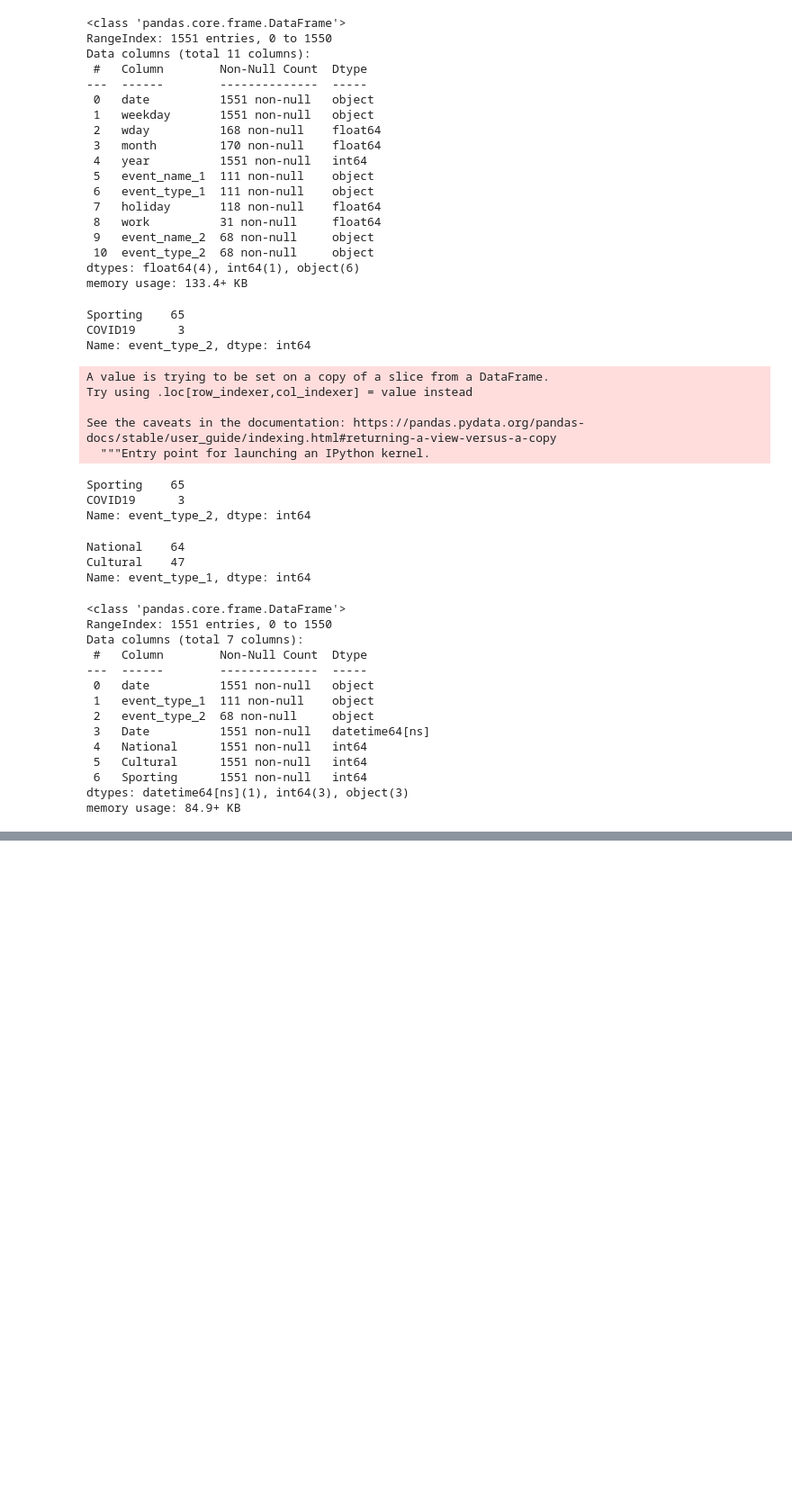
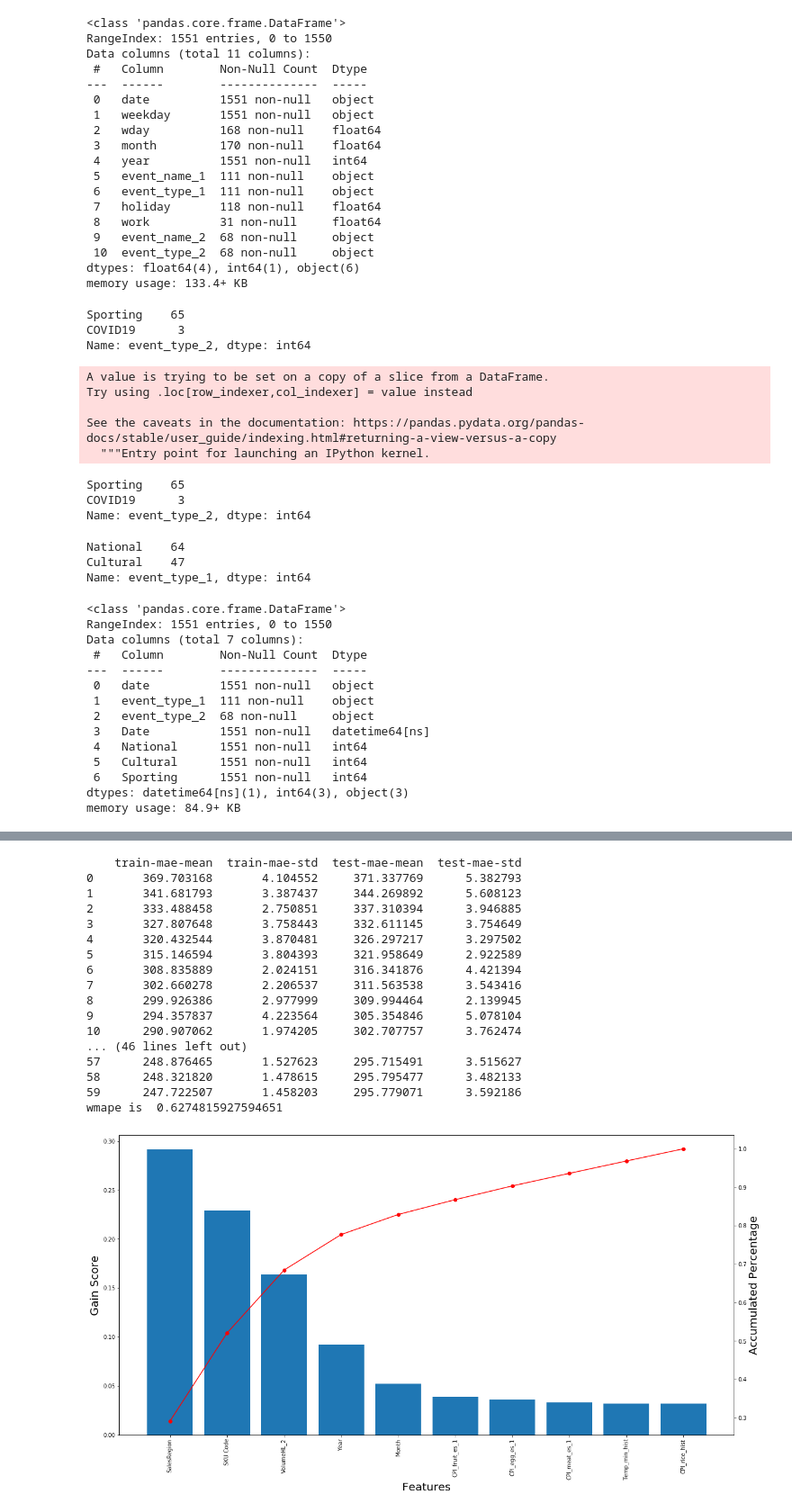
Before and after one commit to sunmingbai/BUD_competition, a Jupyter notebook: Ming/Model1.ipynb, the cells around one changed output, grey strips where cells are left out. Shown: that part at 90% size. Cells and saved outputs as stored; diff of their text form; code cells hidden in the pictures; blank space fills up the shorter version.

```diff
--- a/Ming/Model1.ipynb
+++ b/Ming/Model1.ipynb
@@ -546,0 +782,3 @@ array([ 256.98627,  111.79482,  413.8041 , ..., 1936.9507 , 1071.049  ,
+# %%
+colsfilter2=featureis.index[:10].to_list()
+colsfilter2
@@ -546,0 +796,21 @@ array([ 256.98627,  111.79482,  413.8041 , ..., 1936.9507 , 1071.049  ,
+# %%
+featureis1=model_xgb(bstr, totalsetdroped, colsfilter2, param)
+# %% [output]
+    train-mae-mean  train-mae-std  test-mae-mean  test-mae-std
+0       369.703168       4.104552     371.337769      5.382793
+1       341.681793       3.387437     344.269892      5.608123
+2       333.488458       2.750851     337.310394      3.946885
+3       327.807648       3.758443     332.611145      3.754649
+4       320.432544       3.870481     326.297217      3.297502
+5       315.146594       3.804393     321.958649      2.922589
+6       308.835889       2.024151     316.341876      4.421394
+7       302.660278       2.206537     311.563538      3.543416
+8       299.926386       2.977999     309.994464      2.139945
+9       294.357837       4.223564     305.354846      5.078104
+10      290.907062       1.974205     302.707757      3.762474
+... (46 lines left out)
+57      248.876465       1.527623     295.715491      3.515627
+58      248.321820       1.478615     295.795477      3.482133
+59      247.722507       1.458203     295.779071      3.592186
+wmape is  0.6274815927594651
+[figure, added]
```
Also changed, not shown: parts of 68 cells of this notebook, 1 other file.
